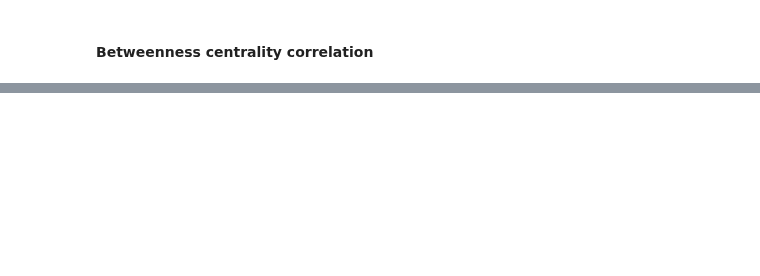
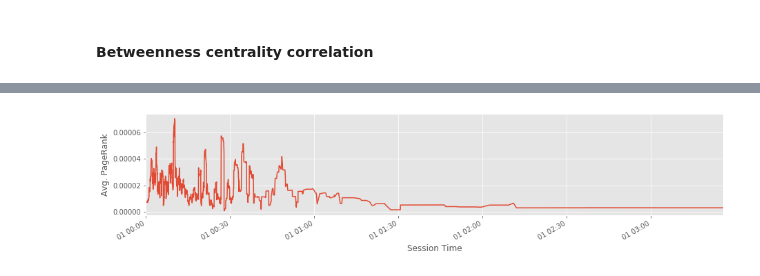
Before and after one commit to feup-infolab/army-ant, a Jupyter notebook: notebooks/query_log_analysis/query_log_analysis.ipynb, the cells around one changed output, grey strips where cells are left out. Saved outputs shown, nothing was run; the diff lists cells and outputs as text; code cells hidden in the pictures; blank space fills up the shorter version.

```diff
--- a/notebooks/query_log_analysis/query_log_analysis.ipynb
+++ b/notebooks/query_log_analysis/query_log_analysis.ipynb
@@ -2373,0 +2440,8 @@ plt.show()
+# %%
+entity_importance_per_session_over_time \
+    .plot(kind='line', legend=False)
+plt.xlabel('Session Time')
+plt.ylabel('Avg. PageRank')
+plt.show()
+# %% [output]
+[figure, added]
```
Also changed, not shown: parts of 22 cells of this notebook.
